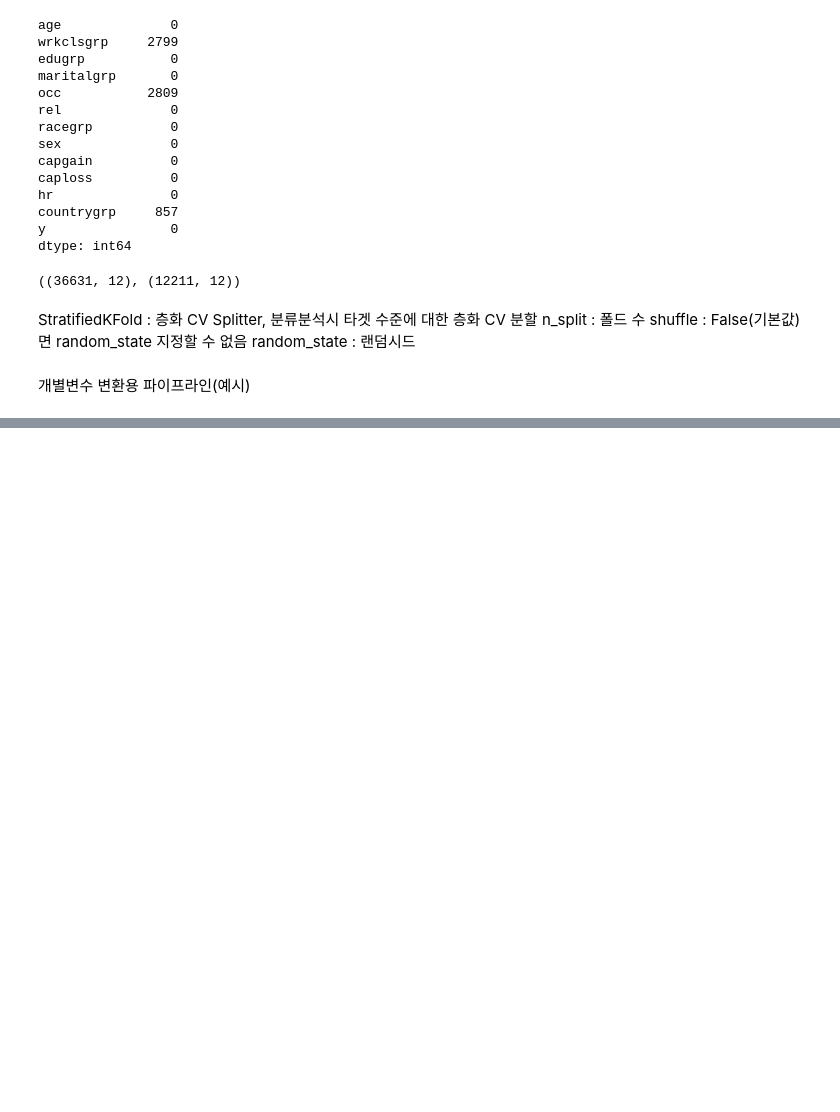
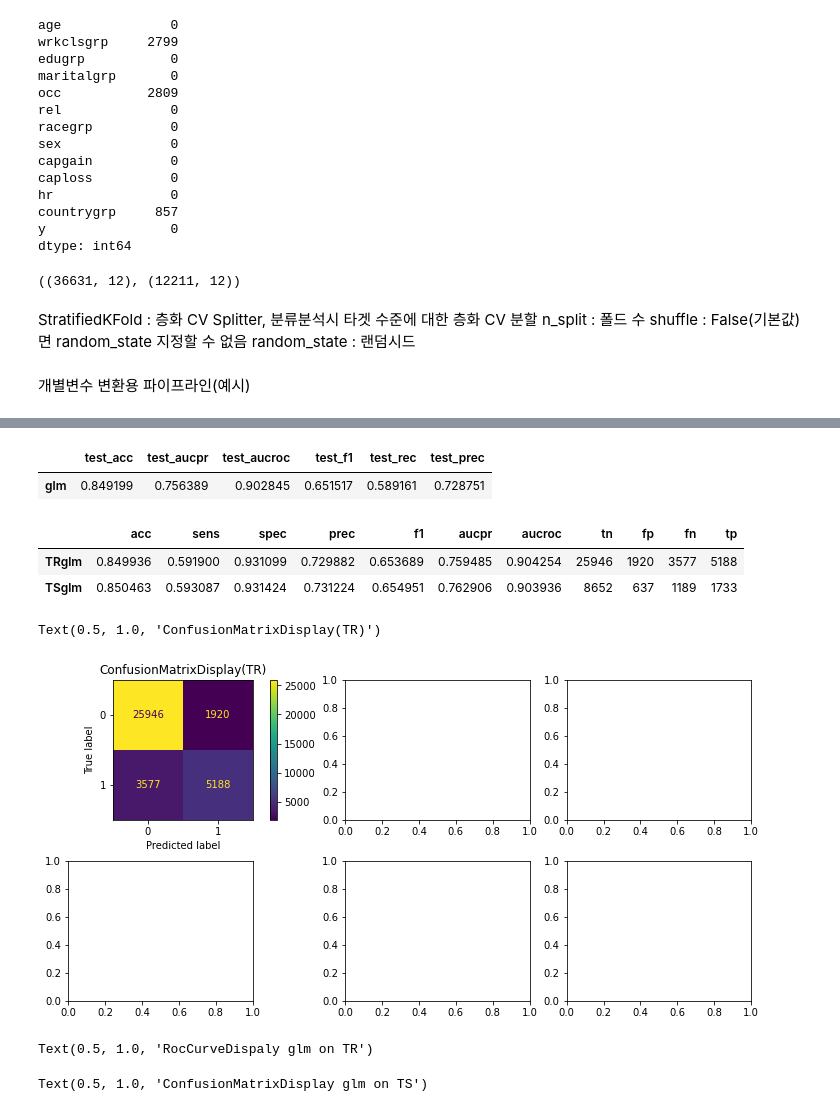
Before and after one commit to 2hongbi/DWU, a Jupyter notebook: big-data/big-data-algorithm/ADULT-ML-03-ML-classweight.ipynb, the cells around one changed output, grey strips where cells are left out. Drawn from its saved outputs; the diff is of its cells as text; code cells hidden in the pictures; blank space fills up the shorter version.

```diff
--- a/big-data/big-data-algorithm/ADULT-ML-03-ML-classweight.ipynb
+++ b/big-data/big-data-algorithm/ADULT-ML-03-ML-classweight.ipynb
@@ -193,8 +193,8 @@ Pnum = Pipeline([('impmed', SimpleImputer(strategy='median')),
 
 # 범주형 변수 공통
 # LDA, NB는 sparse 안됨. drop='First'면 R
-Pcat = Pipeline([('impmod', SimpleImputer(strategy='most_frequent'),
-                  ('dummy', OneHotEncoder(handle_unknown='ignore', sparse=False)))])
+Pcat = Pipeline([('impmod', SimpleImputer(strategy='most_frequent')),
+                  ('dummy', OneHotEncoder(handle_unknown='ignore', sparse=False))])
 # %%
 PP = ColumnTransformer([('num', Pnum, make_column_selector(dtype_include=np.number)),
                         ('cat', Pcat, make_column_selector(dtype_include='category'))], remainder=Pnum)
@@ -204,0 +288,9 @@ ValueError: too many values to unpack (expected 2)
+# %%
+from sklearn.linear_model import LogisticRegression
+# penalty='l2'가 기본(Ridge Logit) => penalty='none' 으로 ordinary Logit 적합 (튜닝모수없음)
+PEglm = make_pipeline(PP, LogisticRegression(penalty='none', max_iter=1000))   # class_weight='balanced'
+PEglm = Pipeline([('PP', PP),
+                  ('glm', LogisticRegression(penalty='none', max_iter=1000))]) # class_weight='balanced'
+# fit and score
+PEglm.fit(TRX, TRy)
+PEglm.score(TRX, TRy), PEglm.score(TSX, TSy)
@@ -204,0 +299,10 @@ ValueError: too many values to unpack (expected 2)
+# %%
+# 모형예측값 저장
+
+TROUT = pd.DataFrame(TRy.copy())
+TROUT['yhglm'] = PEglm.predict(TRX)
+TROUT['phglm'] = PEglm.predict_proba(TRX)[:,1]
+TSOUT = pd.DataFrame(TSy.copy())
+TSOUT['yhglm'] = PEglm.predict(TSX)
+TSOUT['phglm'] = PEglm.predict_proba(TSX)[:,1]
+TSOUT.head()
@@ -204,0 +366,53 @@ ValueError: too many values to unpack (expected 2)
+# %%
+# 다수 지표 한번에 계산
+scr = {'acc' :'accuracy',
+       'aucpr': 'average_precision',
+       'aucroc': 'roc_auc',
+       'f1': 'f1',
+       'rec': 'recall',
+       'prec': 'precision'}
+CV = pd.DataFrame(cross_validate(PEglm, TRX, TRy, scoring=scr, cv=SKF))  # dict반환. 5-fold CV결과
+# CVMET: 각 모형의 5-fold CV 결과 평균값 저장
+CV = CV.filter(regex='test').mean()   # dplyr::filter와 다름
+CVMET = CV.to_frame(name='glm').T
+CVMET
+# %% [output]
+|  | test_acc | test_aucpr | test_aucroc | test_f1 | test_rec | test_prec |
+| glm | 0.849199 | 0.756389 | 0.902845 | 0.651517 | 0.589161 | 0.728751 |
+# %%
+TRMET = metbin(TROUT['y'], TROUT['yhglm'], TROUT['phglm'], modelname='TRglm')
+TSMET = metbin(TSOUT['y'], TSOUT['yhglm'], TSOUT['phglm'], modelname='TSglm')
+pd.concat([TRMET, TSMET], axis=0)
+# %% [output]
+|  | acc | sens | spec | prec | f1 | aucpr | aucroc | tn | fp | fn | tp |
+| TRglm | 0.849936 | 0.591900 | 0.931099 | 0.729882 | 0.653689 | 0.759485 | 0.904254 | 25946 | 1920 | 3577 | 5188 |
+| TSglm | 0.850463 | 0.593087 | 0.931424 | 0.731224 | 0.654951 | 0.762906 | 0.903936 | 8652 | 637 | 1189 | 1733 |
+# %%
+# 모형평가 시각화
+fig, ax = plt.subplots(nrows=2, ncols=3, figsize=(10,5), constrained_layout=True)
+# 기본마진 fig.subplots_adjust(left=0.125, right=0.9, bottom=0.1, top=0.9, wspace=0.2, hspace=0.2)
+
+display = ConfusionMatrixDisplay.from_predictions(TROUT['y'], TROUT['yhglm'], ax=ax[0,0])
+display.ax_.set_title('ConfusionMatrixDisplay(TR)')
+# %% [output]
+Text(0.5, 1.0, 'ConfusionMatrixDisplay(TR)')
+[figure, added]
+# %%
+# Estimator를 이용하려면 RocCurveDisplay.from_estimator(estimator, X, y, ..)
+# ph이 있으면 RocCurveDisplay.from_predictions(y, ph, ...)
+from sklearn.metrics import RocCurveDisplay
+display = RocCurveDisplay.from_predictions(TROUT['y'], TROUT['phglm'], ax=ax[0,1])
+display.ax_.set_title('RocCurveDispaly glm on TR')
+# %% [output]
+Text(0.5, 1.0, 'RocCurveDispaly glm on TR')
+# %%
+# Estimator를 이용하려면 PrecisionRecallDisplay.from_estimator(E, X, y, ..)
+# ph이 있으면 PrecisionRecallDisplay.from_predicitions(y, ph, ..)
+from sklearn.metrics import PrecisionRecallDisplay
+display = PrecisionRecallDisplay.from_predictions(TROUT['y'], TROUT['phglm'], ax=ax[0,2])
+display.ax_.set_title('PrecisionRecallDisplay glm on TR')
+
+display = ConfusionMatrixDisplay.from_predictions(TSOUT['y'], TSOUT['yhglm'], ax=ax[1,0])
+display.ax_.set_title('ConfusionMatrixDisplay glm on TS')
+# %% [output]
+Text(0.5, 1.0, 'ConfusionMatrixDisplay glm on TS')
```
Also changed, not shown: parts of 34 cells of this notebook.
